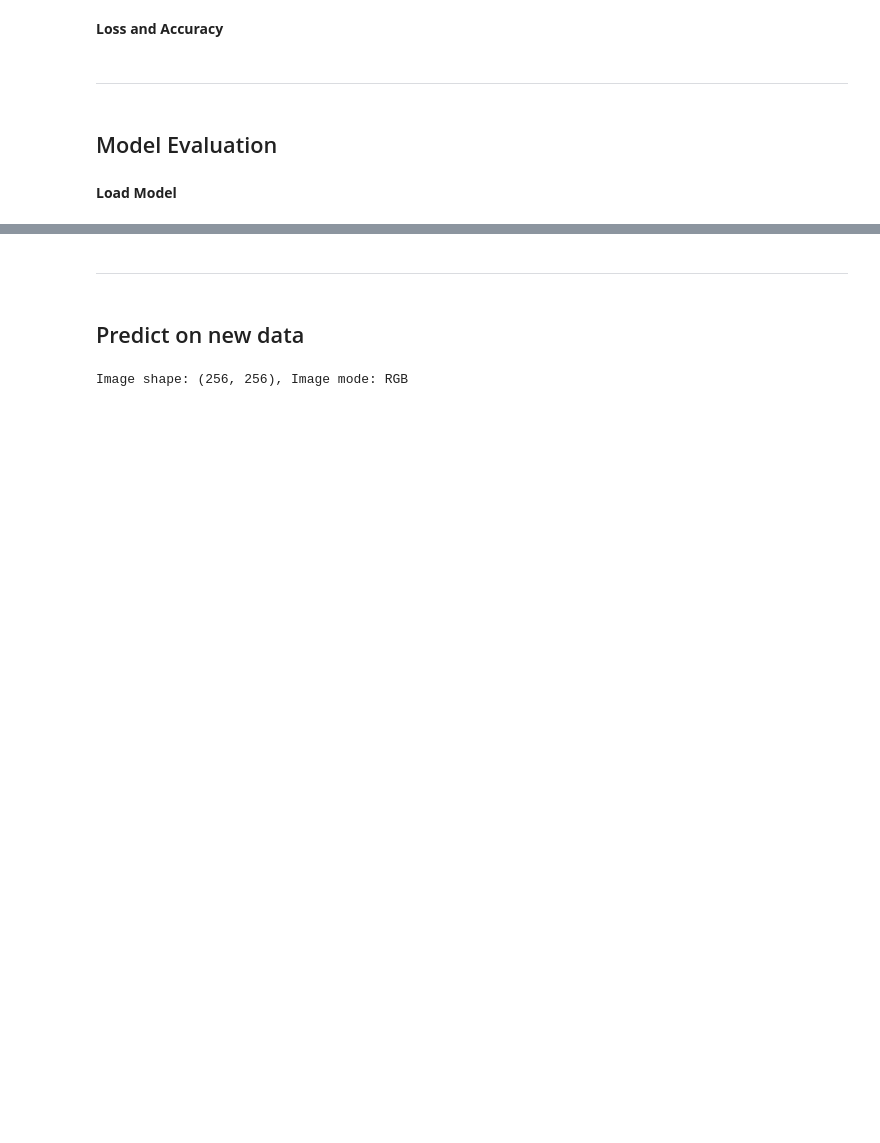
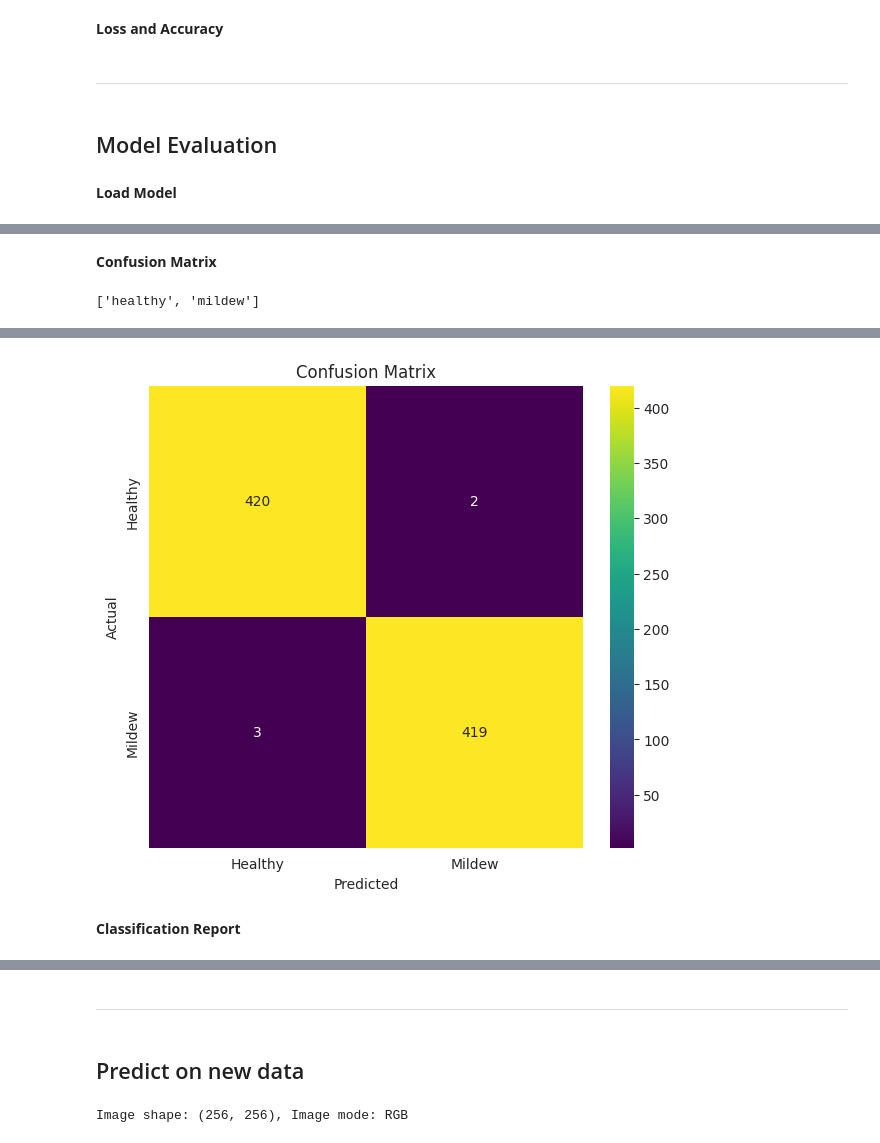
Before and after one commit to NixTS/ml-mildew-detection-in-cherry-leaves, a Jupyter notebook: jupyter_notebooks/nb-3_modelling-and-evaluation.ipynb, the cells around one changed output, grey strips where cells are left out. Cells and saved outputs as stored; diff of their text form; code cells hidden in the pictures; blank space fills up the shorter version.

Commit message:
Add further model evaluation metrics

```diff
--- a/jupyter_notebooks/nb-3_modelling-and-evaluation.ipynb
+++ b/jupyter_notebooks/nb-3_modelling-and-evaluation.ipynb
@@ -496,0 +506,2 @@ joblib.dump(value=evaluation,
+# %% [markdown]
+**Confusion Matrix**
@@ -496,0 +514,30 @@ joblib.dump(value=evaluation,
+# %%
+labels
+# %% [output]
+['healthy', 'mildew']
+# %%
+import seaborn as sns
+import matplotlib.pyplot as plt
+import numpy as np
+
+pred = model.predict(test_set)
+y_pred = np.concatenate(np.round(pred).astype(int))
+target_names = labels
+
+cm = confusion_matrix(test_set.classes, y_pred)
+
+plt.figure(figsize=(7, 6))
+sns.heatmap(cm,
+            annot=True,
+            fmt='g',
+            cmap='viridis',
+            xticklabels=['Healthy', 'Mildew'],
+            yticklabels=['Healthy', 'Mildew'])
+plt.xlabel('Predicted')
+plt.ylabel('Actual')
+plt.title('Confusion Matrix')
+
+plt.savefig(f'{file_path}/confusion_matrix.png', bbox_inches='tight', dpi=150)
+
+plt.show()
+# %% [output]
@@ -496,0 +545,3 @@ joblib.dump(value=evaluation,
+[figure, added]
+# %% [markdown]
+**Classification Report**
```
Also changed, not shown: parts of 22 cells of this notebook, 15 other files.
